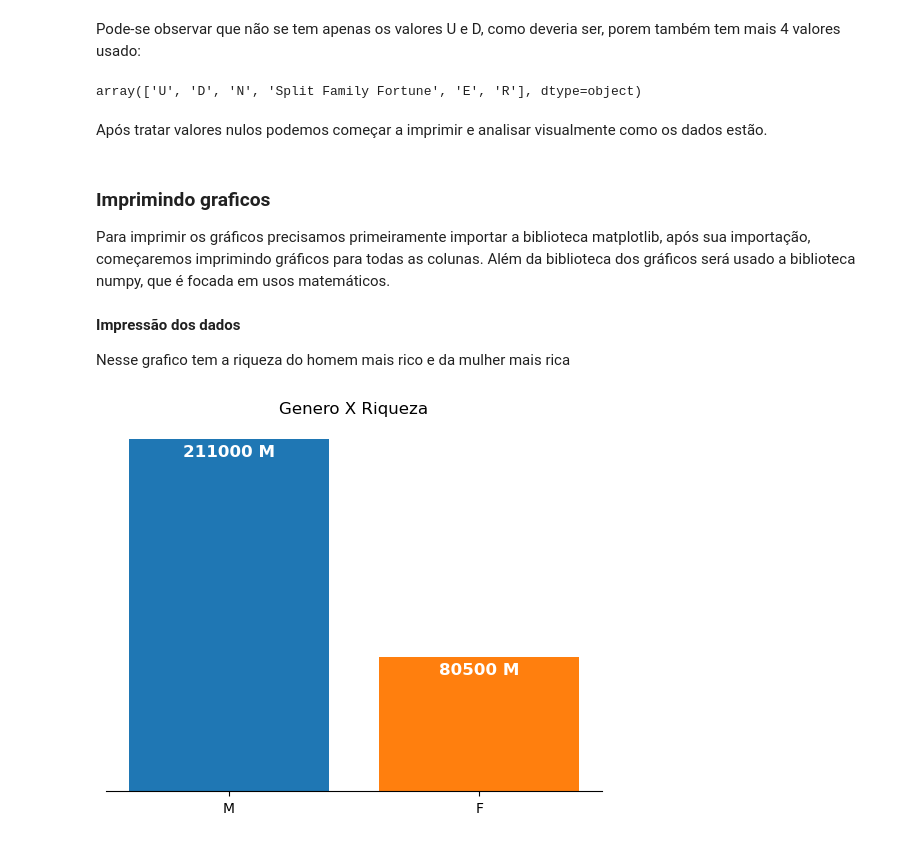
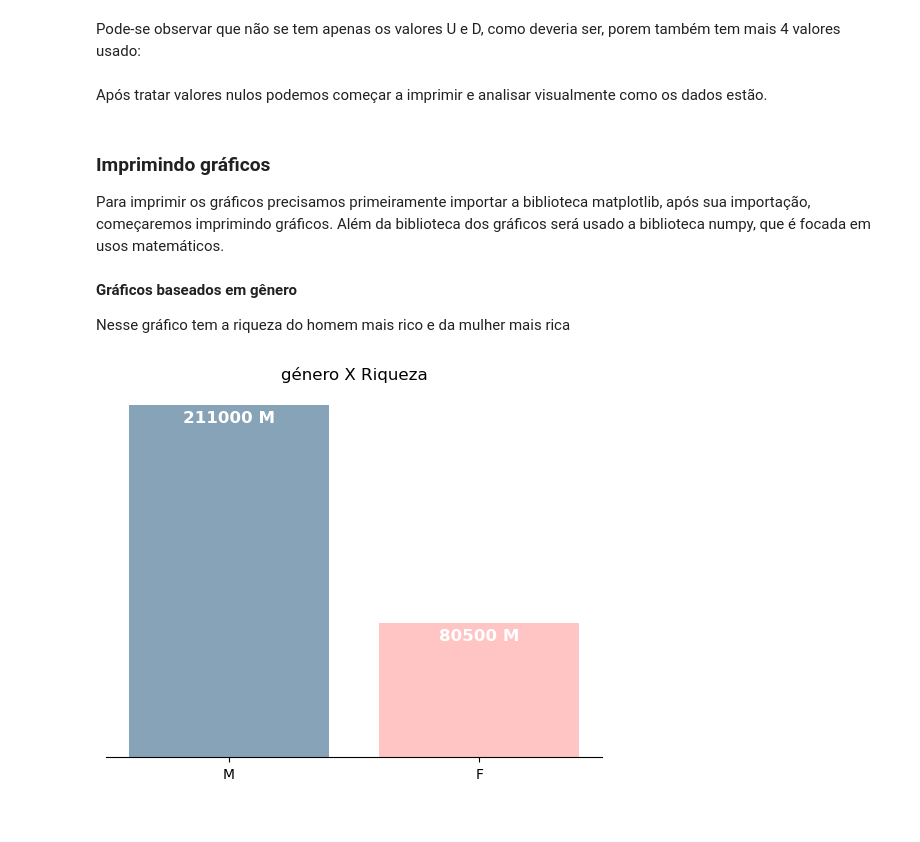
Before and after one commit to deyvidMatos/Billionaire_Data, a Jupyter notebook: Bilionários dados.ipynb, the cells around one changed output. Saved outputs shown, nothing was run; the diff lists cells and outputs as text; code cells hidden in the pictures.

Commit message:
finalização

```diff
--- a/Bilionários dados.ipynb
+++ b/Bilionários dados.ipynb
@@ -186,44 +186,44 @@ df_simple[df_simple['rank'] == 108]. head(1)
 | 107 | 108 | Fashion & Retail | Karl Albrecht Jr. & family | 65.0 | Germany | Supermarkets | Split Family Fortune | M | 15800 |
 # %% [markdown]
 Pode-se observar que não se tem apenas os valores U e D, como deveria ser, porem também tem mais 4 valores usado:
-# %%
-df_simple.status.unique()
-# %% [output]
-array(['U', 'D', 'N', 'Split Family Fortune', 'E', 'R'], dtype=object)
 # %% [markdown]
 Após tratar valores nulos podemos começar a imprimir e analisar visualmente como os dados estão.
 # %% [markdown]
-### Imprimindo graficos
-Para imprimir os gráficos precisamos primeiramente importar a biblioteca matplotlib, após sua importação, começaremos imprimindo gráficos para todas as colunas. Além da biblioteca dos gráficos será usado a biblioteca numpy, que é focada em usos matemáticos.
+### Imprimindo gráficos
+Para imprimir os gráficos precisamos primeiramente importar a biblioteca matplotlib, após sua importação, começaremos imprimindo gráficos. Além da biblioteca dos gráficos será usado a biblioteca numpy, que é focada em usos matemáticos.
 # %%
 import matplotlib.pyplot as plt
 import numpy as np
 # %% [markdown]
-**Impressão dos dados**
+**Gráficos baseados em gênero**
 
-Nesse grafico tem a riqueza do homem mais rico e da mulher mais rica
+Nesse gráfico tem a riqueza do homem mais rico e da mulher mais rica
 # %%
+#cores:
+#azul = #86A3B8
+#roza = #FFC4C4
+
 valorMasculino = df_simple.groupby('gender')['finalWorth'].max().index[1]
 finalWorthMasculino = df_simple.groupby('gender')['finalWorth'].max().values[1]
 valorFeminino =  df_simple.groupby('gender')['finalWorth'].max().index[0]
 finalWorthFeminino = df_simple.groupby('gender')['finalWorth'].max().values[0]
 
 fig, ax = plt.subplots()
-ax.bar(valorMasculino, finalWorthMasculino, label='M-Masculino')
-ax.bar(valorFeminino,finalWorthFeminino, label='F-Feminino')
+ax.bar(valorMasculino, finalWorthMasculino, label='M-Masculino',color='#86A3B8')
+ax.bar(valorFeminino,finalWorthFeminino, label='F-Feminino',color='#FFC4C4')
 
 ax.yaxis.set_visible(False)
 ax.spines['top'].set_visible(False)
 ax.spines['right'].set_visible(False)
 ax.spines['left'].set_visible(False)
 
 ax.annotate((str(finalWorthFeminino) + ' M'),
             xy=(1,(finalWorthFeminino - 10500)),ha='center', fontsize=12, fontweight='bold', color='w')
 ax.annotate((str(finalWorthMasculino)+' M'),
             xy=(0,(finalWorthMasculino - 10500)),ha='center', fontsize=12, fontweight='bold', color='w')
 
-plt.title('Genero X Riqueza')
+plt.title('género X Riqueza')
 
 plt.show()
 # %% [output]
-[figure, old version]
+[figure, new version]
```
Also changed, not shown: parts of 9 cells of this notebook.
